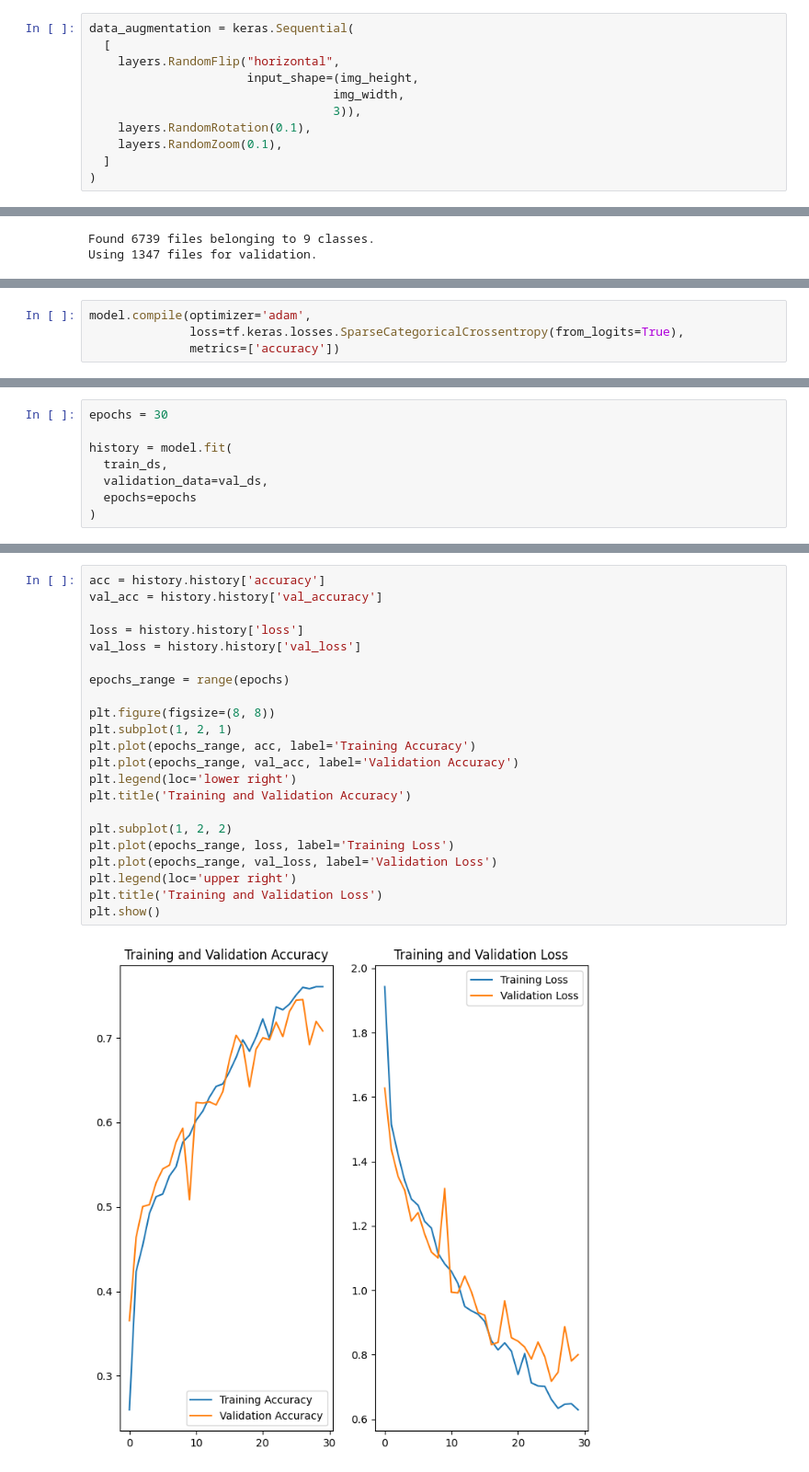
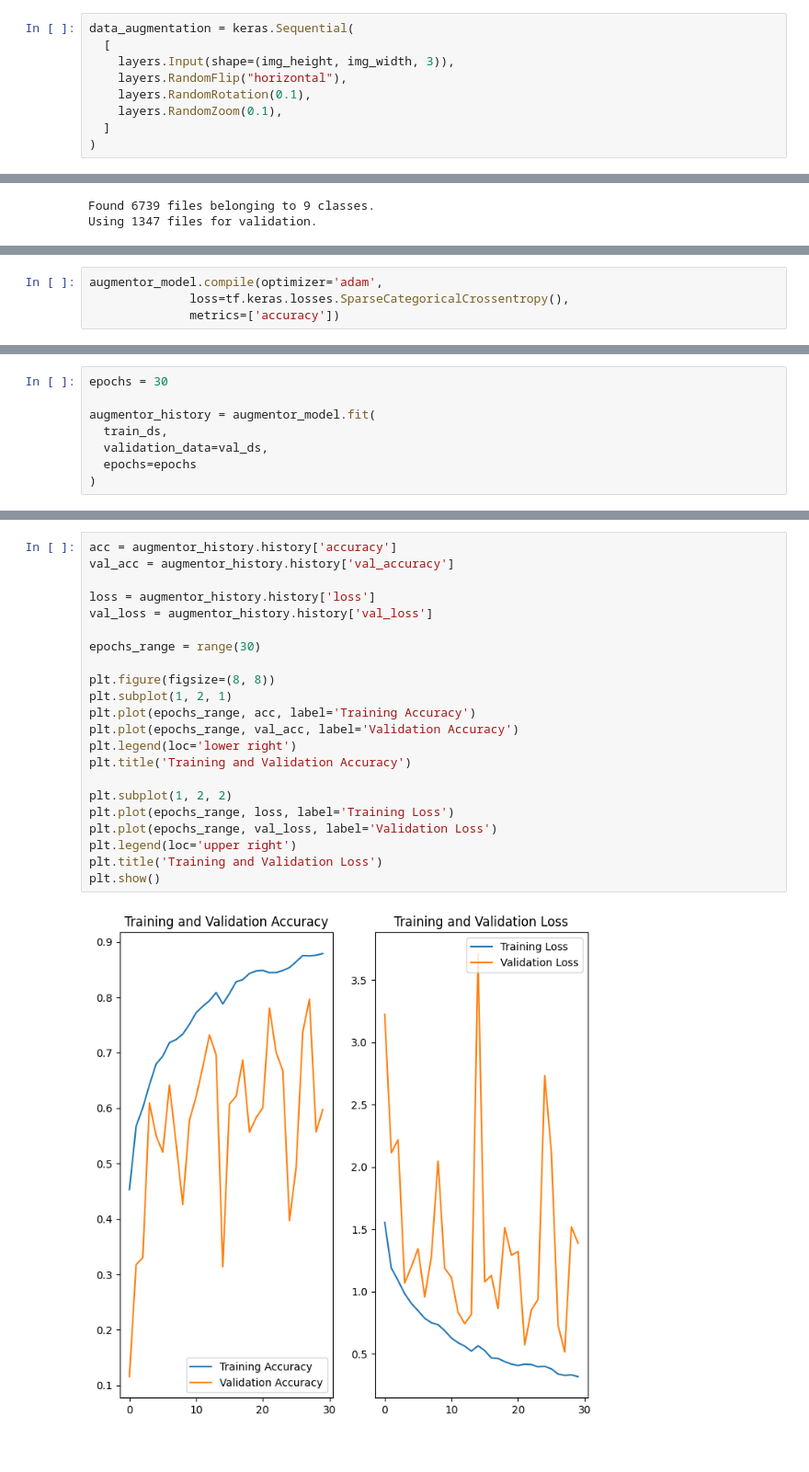
Before and after one commit to Aishwarya-97/Convolutional-Neural-Networks, a Jupyter notebook: Melanoma Detection Assignment/AishwaryaT.ipynb, the cells around one changed output, grey strips where cells are left out. Shown at 92% size. Cells and saved outputs as stored; diff of their text form.

```diff
--- a/Melanoma Detection Assignment/AishwaryaT.ipynb
+++ b/Melanoma Detection Assignment/AishwaryaT.ipynb
@@ -232,10 +278,8 @@ Overall we need to apply techniques like <b>Data Augmentation and Dropout</b> to
 # %%
 data_augmentation = keras.Sequential(
   [
-    layers.RandomFlip("horizontal",
-                      input_shape=(img_height,
-                                  img_width,
-                                  3)),
+    layers.Input(shape=(img_height, img_width, 3)),
+    layers.RandomFlip("horizontal"),
     layers.RandomRotation(0.1),
     layers.RandomZoom(0.1),
   ]
@@ -571,5 +643,5 @@ model = Sequential([
 # %%
-model.compile(optimizer='adam',
-              loss=tf.keras.losses.SparseCategoricalCrossentropy(from_logits=True),
+augmentor_model.compile(optimizer='adam',
+              loss=tf.keras.losses.SparseCategoricalCrossentropy(),
               metrics=['accuracy'])
 # %% [markdown]
@@ -577,7 +649,7 @@ model.compile(optimizer='adam',
 # %%
 epochs = 30
 
-history = model.fit(
+augmentor_history = augmentor_model.fit(
   train_ds,
   validation_data=val_ds,
   epochs=epochs
@@ -605,24 +677,24 @@ Epoch 30/30
 # %%
-acc = history.history['accuracy']
-val_acc = history.history['val_accuracy']
+acc = augmentor_history.history['accuracy']
+val_acc = augmentor_history.history['val_accuracy']
 
-loss = history.history['loss']
-val_loss = history.history['val_loss']
+loss = augmentor_history.history['loss']
+val_loss = augmentor_history.history['val_loss']
 
-epochs_range = range(epochs)
+epochs_range = range(30)
 
 plt.figure(figsize=(8, 8))
 plt.subplot(1, 2, 1)
 plt.plot(epochs_range, acc, label='Training Accuracy')
 plt.plot(epochs_range, val_acc, label='Validation Accuracy')
 plt.legend(loc='lower right')
 plt.title('Training and Validation Accuracy')
 
 plt.subplot(1, 2, 2)
 plt.plot(epochs_range, loss, label='Training Loss')
 plt.plot(epochs_range, val_loss, label='Validation Loss')
 plt.legend(loc='upper right')
 plt.title('Training and Validation Loss')
 plt.show()
 # %% [output]
-[figure, old version]
+[figure, new version]
```
Also changed, not shown: parts of 58 cells of this notebook.
